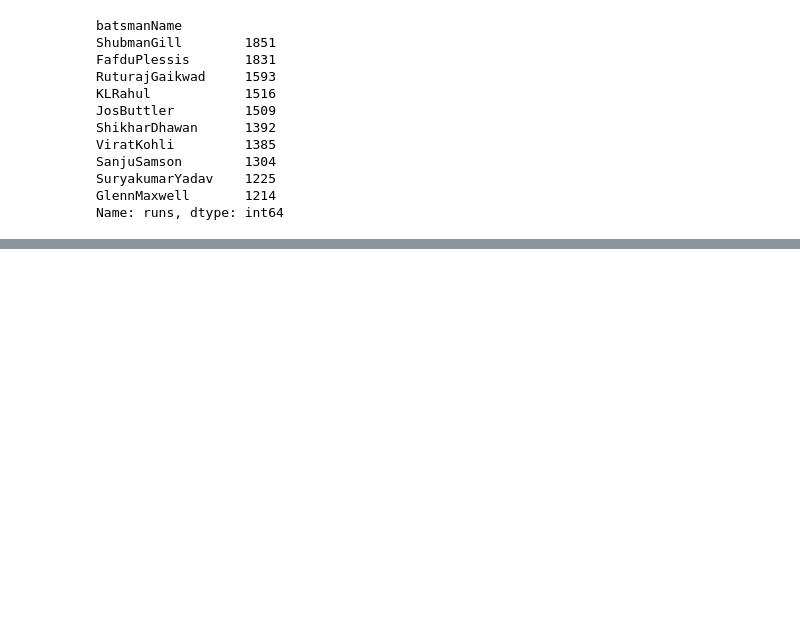
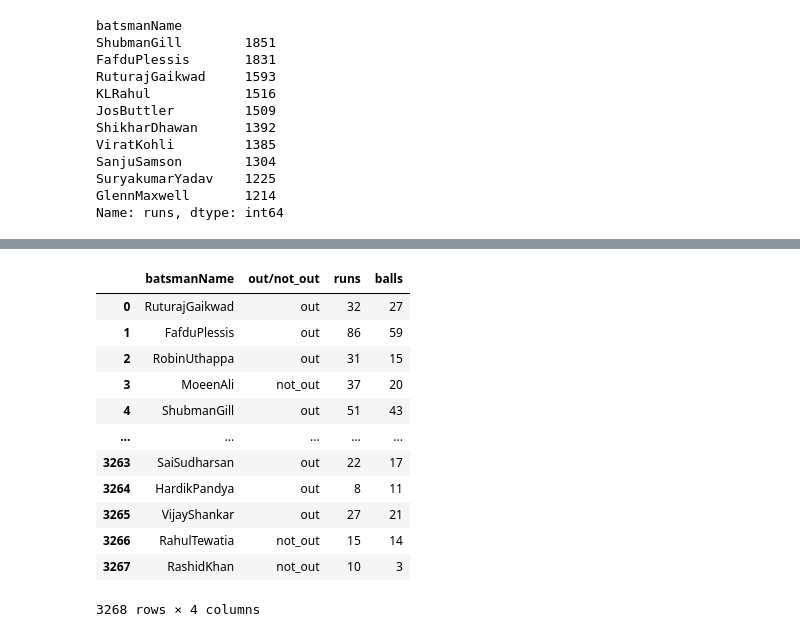
Before and after one commit to sourabhms66/ipl_2024, a Jupyter notebook: codes.ipynb, the cells around one changed output, grey strips where cells are left out. Saved outputs shown, nothing was run; the diff lists cells and outputs as text; code cells hidden in the pictures; blank space fills up the shorter version.

```diff
--- a/codes.ipynb
+++ b/codes.ipynb
@@ -116,0 +135,16 @@ Name: runs, dtype: int64
+# %%
+bating_match[['batsmanName','out/not_out','runs','balls']]
+# %% [output]
+|  | batsmanName | out/not_out | runs | balls |
+| 0 | RuturajGaikwad | out | 32 | 27 |
+| 1 | FafduPlessis | out | 86 | 59 |
+| 2 | RobinUthappa | out | 31 | 15 |
+| 3 | MoeenAli | not_out | 37 | 20 |
+| 4 | ShubmanGill | out | 51 | 43 |
+| ... | ... | ... | ... | ... |
+| 3263 | SaiSudharsan | out | 22 | 17 |
+| 3264 | HardikPandya | out | 8 | 11 |
+| 3265 | VijayShankar | out | 27 | 21 |
+| 3266 | RahulTewatia | not_out | 15 | 14 |
+| 3267 | RashidKhan | not_out | 10 | 3 |
+3268 rows × 4 columns
```
Also changed, not shown: parts of 2 cells of this notebook.
